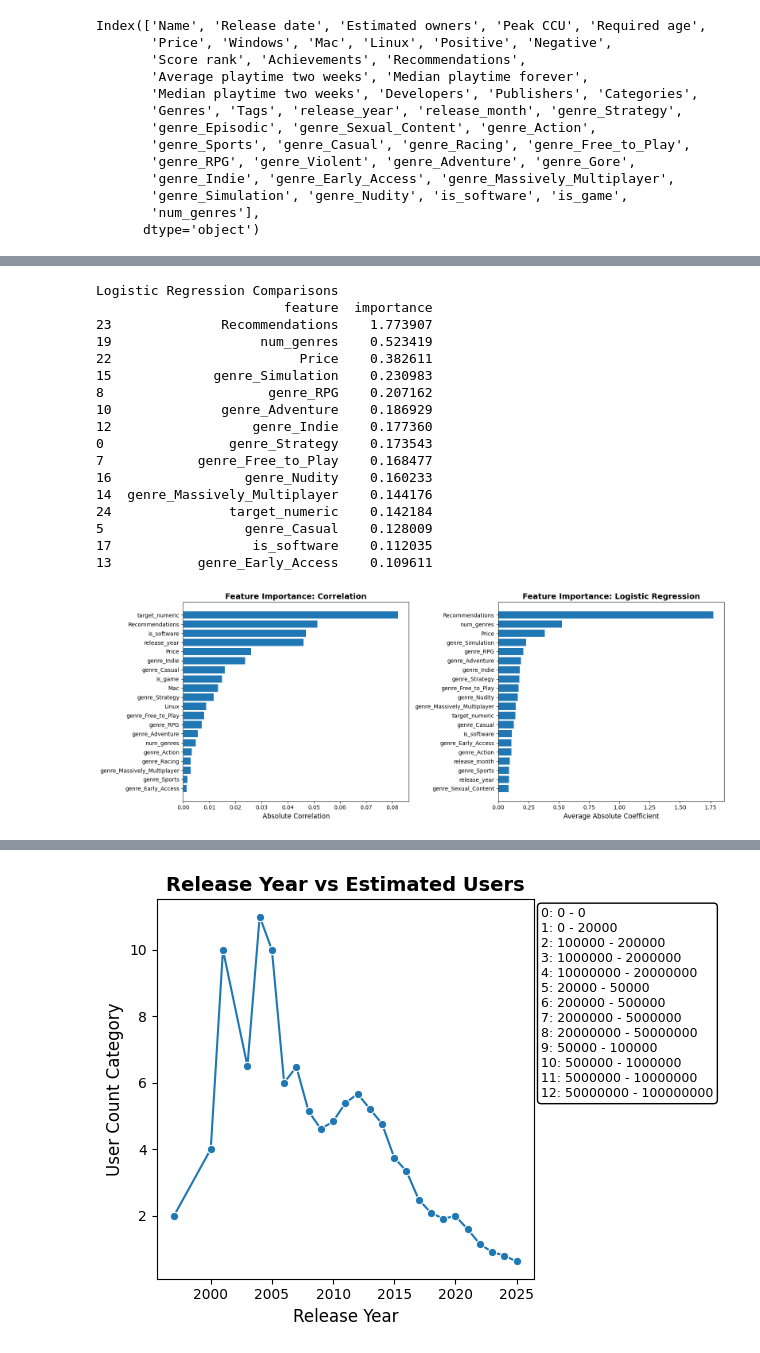
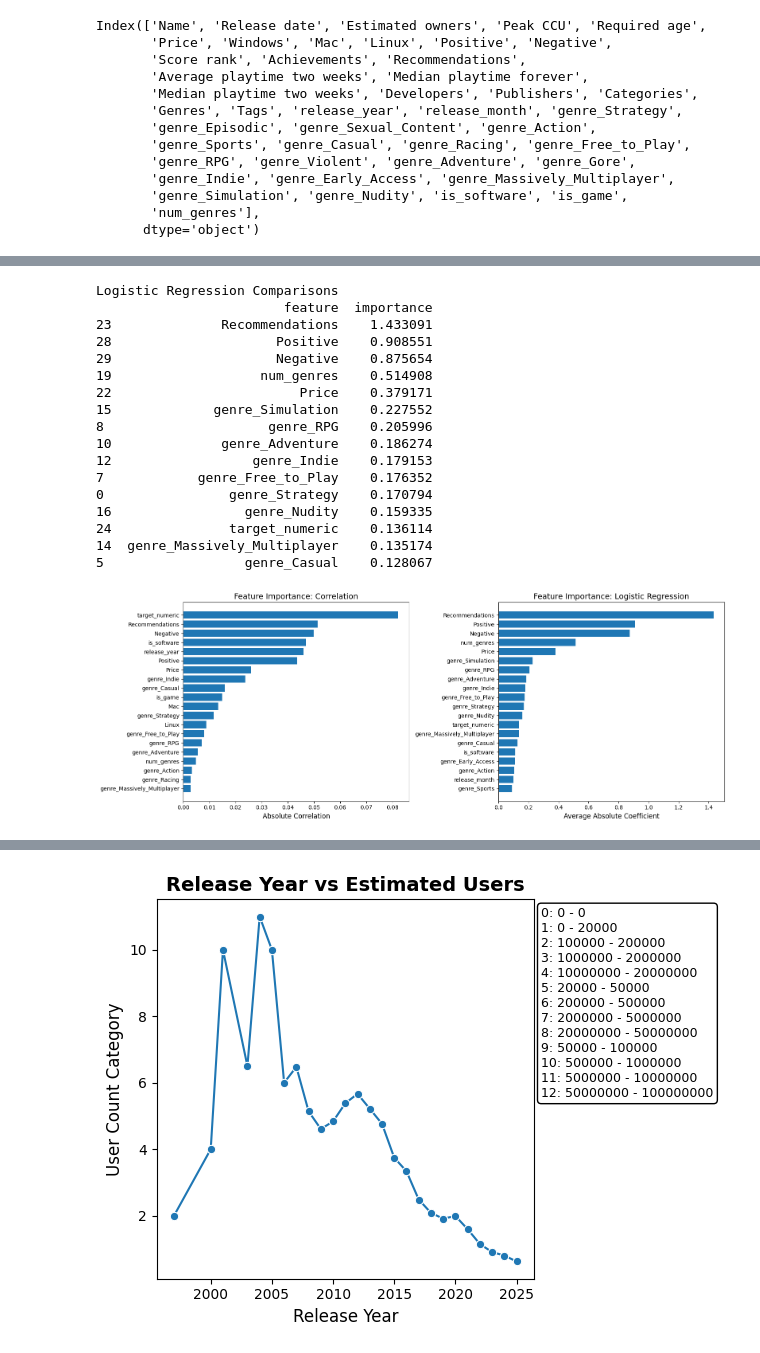
Before and after one commit to Sifi334/SteamGamesCSVparsedData, a Jupyter notebook: FinalProject.ipynb, the cells around one changed output, grey strips where cells are left out. Cells and saved outputs as stored; diff of their text form; code cells hidden in the pictures.

```diff
--- a/FinalProject.ipynb
+++ b/FinalProject.ipynb
@@ -245,12 +264,16 @@ Logistic Regression Comparisons
 # %%
+#Now that we can see the correlation and a logistic regression model of the user count, how about checking something else that could be
+# an output value like Median playtime forever?
+
 # Scale the features for better logistic regression coefficients
 feature_cols = [col for col in df_encoded.columns if col.startswith('genre_')]
-feature_cols += ['is_software', 'is_game', 'num_genres', 'release_year', 'release_month', 'Price', 'Recommendations','target_numeric','Windows','Mac','Linux']
+feature_cols += ['is_software', 'is_game', 'num_genres', 'release_year', 'release_month', 'Price', 'Recommendations','target_numeric','Windows','Mac','Linux','Positive','Negative']
 
+#Simplify Playtime to categories so it can be turned into a logistic regression model that doesn't take 400 seconds!
 df_encoded['playtime_category'] = pd.cut(
     df_encoded['Median playtime forever'],
-    bins=[0, 30, 120, 600, 3000, float('inf')],
-    labels=['Very Low (0-30min)', 'Low (30min-2hrs)', 'Medium (2-10hrs)', 'High (10-50hrs)', 'Very High (50hrs+)']
+    labels=['Very Low (0-30min)', 'Low (30min-2hrs)', 'Medium (2-10hrs)', 'High (10-50hrs)', 'Very High (50hrs+)'],
+    bins=[0, 30, 120, 600, 3000, float('inf')]
 )
 
 X = df_encoded[feature_cols]
@@ -274,48 +297,51 @@ coef_importance_scaled = np.abs(model_scaled.coef_).mean(axis=0)
 feature_importance_scaled = pd.DataFrame({
     'feature': feature_cols,
     'importance': coef_importance_scaled
 }).sort_values('importance', ascending=False)
 
 fig, axes = plt.subplots(1, 2, figsize=(16, 6))
 
 print("Logistic Regression Comparisons")
 print(feature_importance_scaled.head(15))
 
 correlations = df_encoded[feature_cols].corrwith(df_encoded['Median playtime forever'])
 correlations_top = correlations.abs().sort_values(ascending=False).head(20)
 axes[0].barh(range(len(correlations_top)), correlations_top.values)
 axes[0].set_yticks(range(len(correlations_top)))
 axes[0].set_yticklabels(correlations_top.index)
 axes[0].set_xlabel('Absolute Correlation', fontsize=12)
-axes[0].set_title('Feature Importance: Correlation', fontsize=14, fontweight='bold')
+axes[0].set_title('Feature Importance: Correlation', fontsize=14)
 axes[0].invert_yaxis()
 
 importance_top = feature_importance_scaled.head(20)
 axes[1].barh(range(len(importance_top)), importance_top['importance'].values)
 axes[1].set_yticks(range(len(importance_top)))
 axes[1].set_yticklabels(importance_top['feature'])
 axes[1].set_xlabel('Average Absolute Coefficient', fontsize=12)
-axes[1].set_title('Feature Importance: Logistic Regression', fontsize=14, fontweight='bold')
+axes[1].set_title('Feature Importance: Logistic Regression', fontsize=14)
 axes[1].invert_yaxis()
 
 plt.tight_layout()
 plt.show()
+
+# Reviews seem more impactful involving a correlation to player engagement, more reccomendations, players, and a higher player count
+# Commonly can be seen correlated to more average playtime!
 # %% [output]
 Logistic Regression Comparisons
                         feature  importance
-23              Recommendations    1.773907
-19                   num_genres    0.523419
-22                        Price    0.382611
-15             genre_Simulation    0.230983
-8                     genre_RPG    0.207162
-10              genre_Adventure    0.186929
-12                  genre_Indie    0.177360
-0                genre_Strategy    0.173543
-7            genre_Free_to_Play    0.168477
-16                 genre_Nudity    0.160233
-14  genre_Massively_Multiplayer    0.144176
-24               target_numeric    0.142184
-5                  genre_Casual    0.128009
-17                  is_software    0.112035
-13           genre_Early_Access    0.109611
+23              Recommendations    1.433091
+28                     Positive    0.908551
+29                     Negative    0.875654
+19                   num_genres    0.514908
+22                        Price    0.379171
+15             genre_Simulation    0.227552
+8                     genre_RPG    0.205996
+10              genre_Adventure    0.186274
+12                  genre_Indie    0.179153
+7            genre_Free_to_Play    0.176352
+0                genre_Strategy    0.170794
+16                 genre_Nudity    0.159335
+24               target_numeric    0.136114
+14  genre_Massively_Multiplayer    0.135174
+5                  genre_Casual    0.128067
-[figure, old version]
+[figure, new version]
```
Also changed, not shown: parts of 11 cells of this notebook.
